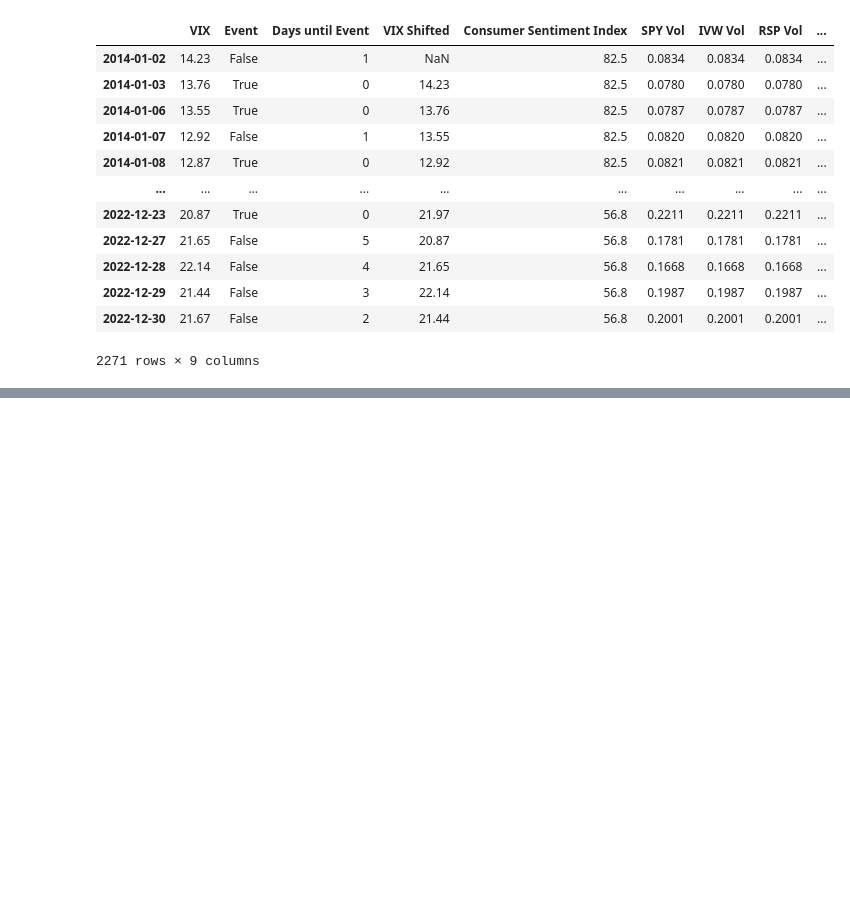
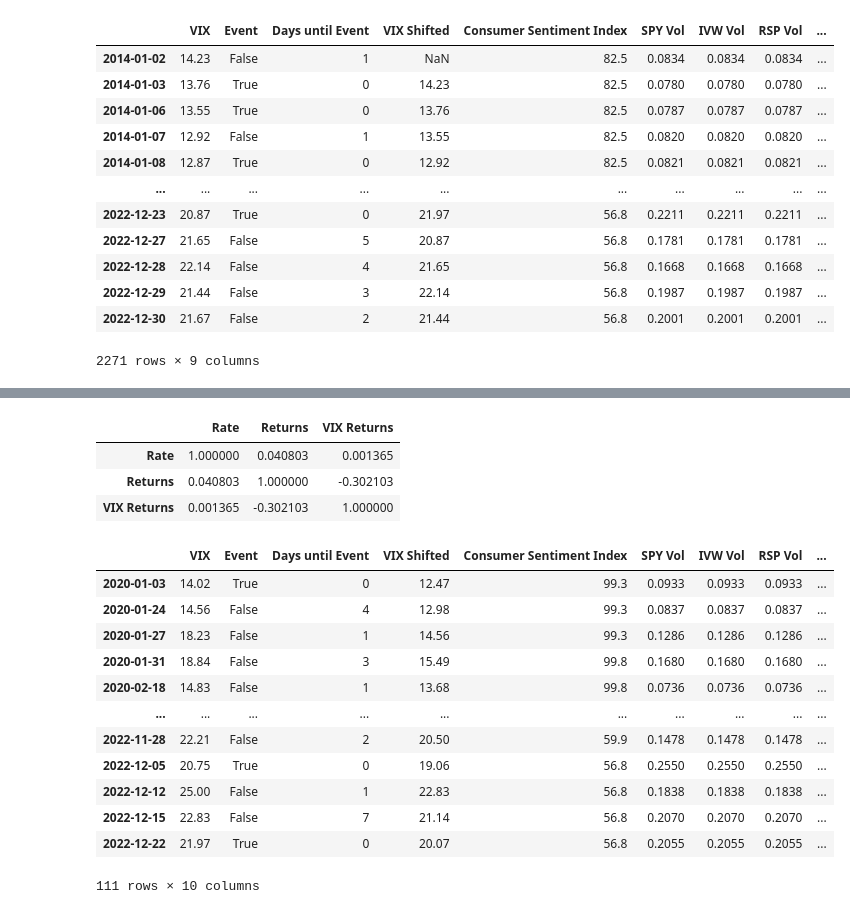
Before and after one commit to madison-rusch/Quant-Trading-Strategies, a Jupyter notebook: homework/Project Draft - Lin_McDonnell_Panovich_Rusch.ipynb, the cells around one changed output, grey strips where cells are left out. Drawn from its saved outputs; the diff is of its cells as text; code cells hidden in the pictures; blank space fills up the shorter version.

```diff
--- a/homework/Project Draft - Lin_McDonnell_Panovich_Rusch.ipynb
+++ b/homework/Project Draft - Lin_McDonnell_Panovich_Rusch.ipynb
@@ -215,0 +375,35 @@ display(VIX_data)
+# %%
+bond_data = fetch_quandl('YC/USA10Y', begin_date='2014-01-02', end_date='2019-12-31')
+bond_data['Returns'] = bond_data['Rate'].pct_change()
+bond_data['VIX Returns'] = VIX_data['VIX'].pct_change()
+
+# bond_data = bond_data[abs(bond_data['VIX Returns']) > 0.07]
+display(bond_data.corr())
+# display(VIX_data)
+VIX_data['VIX Returns'] = VIX_data['VIX'].pct_change()
+big_vix = VIX_data[VIX_data['VIX Returns'] > 0.07]
+display(big_vix[big_vix.index > '2020-01-01'])
+
+
+# print(bond_data['VIX Returns'].quantile(0.85))
+# bond_data['VIX Returns'].hist(bins=30)
+
+# print(bond_data['Returns'].corr(bond_data['VIX Returns']))
+# %% [output]
+|  | Rate | Returns | VIX Returns |
+| Rate | 1.000000 | 0.040803 | 0.001365 |
+| Returns | 0.040803 | 1.000000 | -0.302103 |
+| VIX Returns | 0.001365 | -0.302103 | 1.000000 |
+|  | VIX | Event | Days until Event | VIX Shifted | Consumer Sentiment Index | SPY Vol | IVW Vol | RSP Vol | ... |
+| 2020-01-03 | 14.02 | True | 0 | 12.47 | 99.3 | 0.0933 | 0.0933 | 0.0933 | ... |
+| 2020-01-24 | 14.56 | False | 4 | 12.98 | 99.3 | 0.0837 | 0.0837 | 0.0837 | ... |
+| 2020-01-27 | 18.23 | False | 1 | 14.56 | 99.3 | 0.1286 | 0.1286 | 0.1286 | ... |
+| 2020-01-31 | 18.84 | False | 3 | 15.49 | 99.8 | 0.1680 | 0.1680 | 0.1680 | ... |
+| 2020-02-18 | 14.83 | False | 1 | 13.68 | 99.8 | 0.0736 | 0.0736 | 0.0736 | ... |
+| ... | ... | ... | ... | ... | ... | ... | ... | ... | ... |
+| 2022-11-28 | 22.21 | False | 2 | 20.50 | 59.9 | 0.1478 | 0.1478 | 0.1478 | ... |
+| 2022-12-05 | 20.75 | True | 0 | 19.06 | 56.8 | 0.2550 | 0.2550 | 0.2550 | ... |
+| 2022-12-12 | 25.00 | False | 1 | 22.83 | 56.8 | 0.1838 | 0.1838 | 0.1838 | ... |
+| 2022-12-15 | 22.83 | False | 7 | 21.14 | 56.8 | 0.2070 | 0.2070 | 0.2070 | ... |
+| 2022-12-22 | 21.97 | True | 0 | 20.07 | 56.8 | 0.2055 | 0.2055 | 0.2055 | ... |
+111 rows × 10 columns
```
Also changed, not shown: parts of 8 cells of this notebook.
